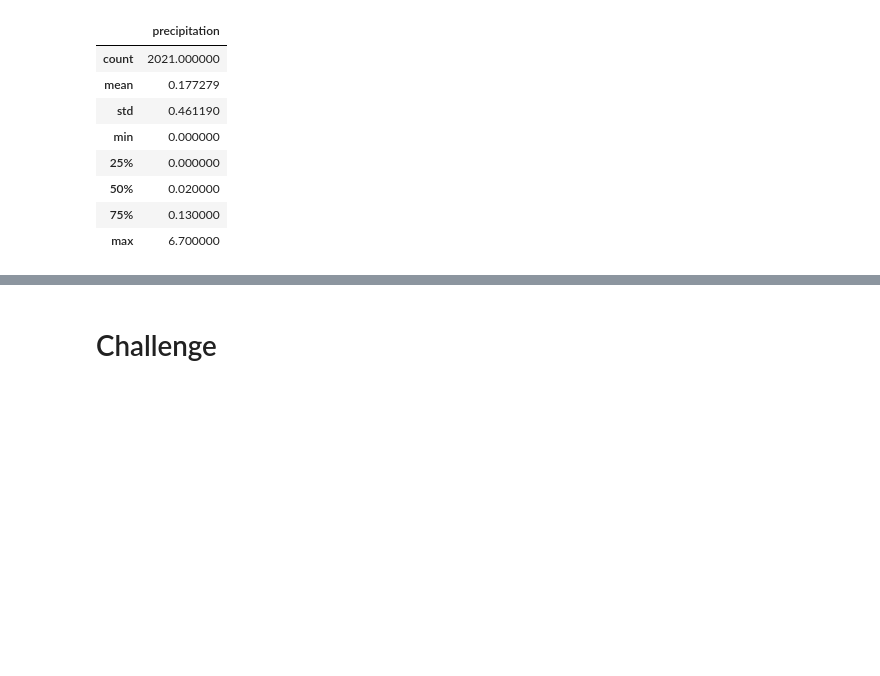
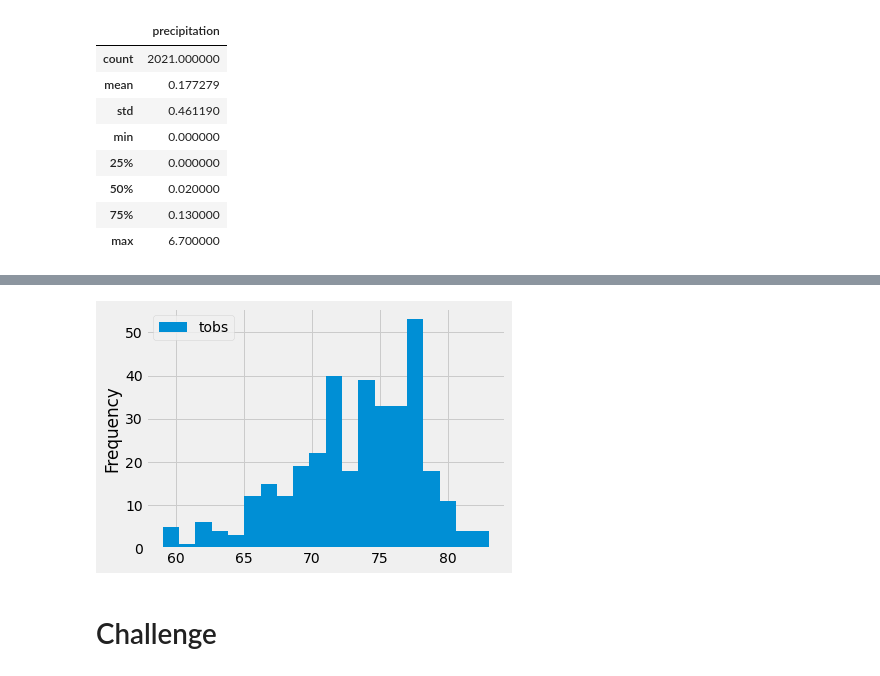
Before and after one commit to SNEHALDD/surfs_up, a Jupyter notebook: climate_analysis.ipynb, the cells around one changed output, grey strips where cells are left out. Cells and saved outputs as stored; diff of their text form; code cells hidden in the pictures; blank space fills up the shorter version.

```diff
--- a/climate_analysis.ipynb
+++ b/climate_analysis.ipynb
@@ -111,2 +163,9 @@ df.describe()
+# %%
+# Changed bin size
+df = pd.DataFrame(results, columns=["tobs"])
+df.plot.hist(bins=20)
+plt.tight_layout()
+# %% [output]
+[figure, added]
 # %% [markdown]
 # Challenge
```
Also changed, not shown: parts of 6 cells of this notebook.
